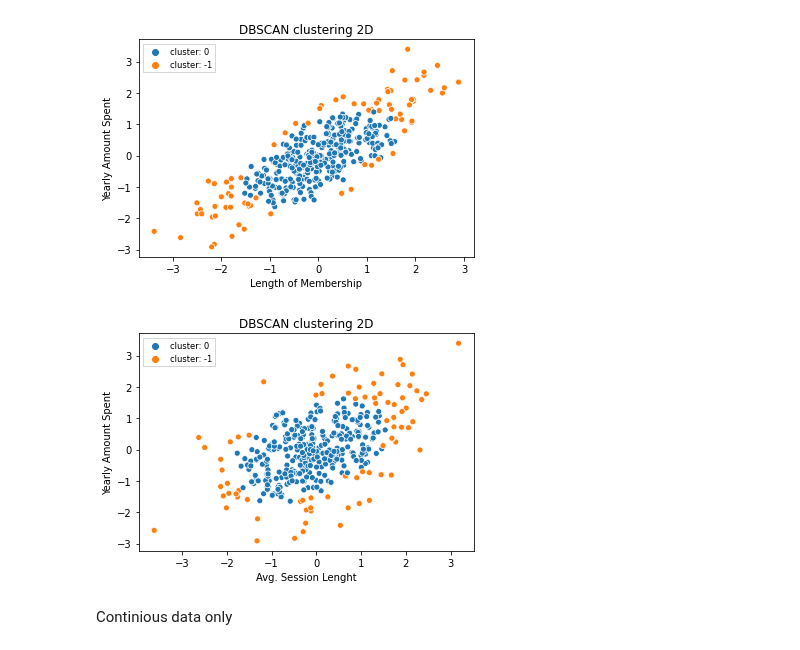
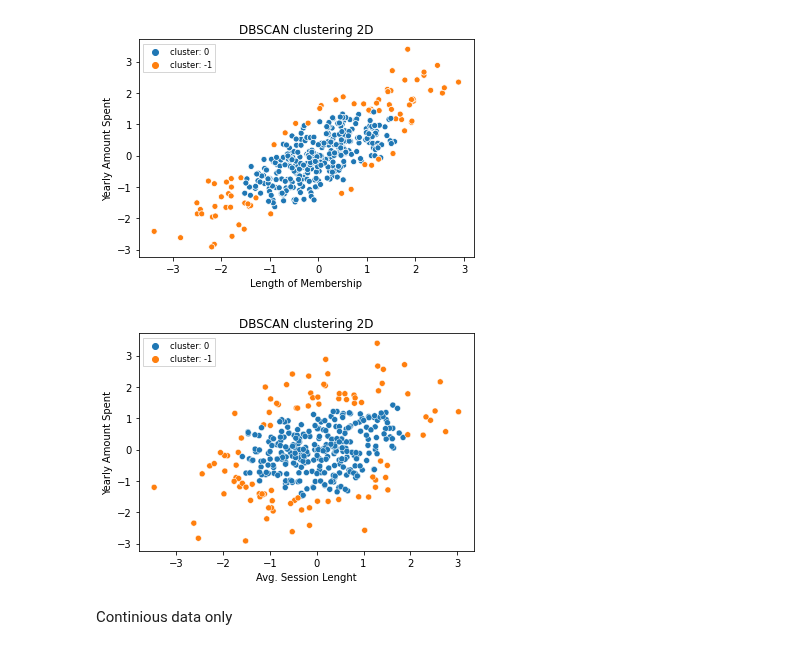
Before and after one commit to JustinSms/Ecommerce_Clustering_2, a Jupyter notebook: DBSCAN.ipynb, the cells around one changed output. Cells and saved outputs as stored; diff of their text form; code cells hidden in the pictures.

```diff
--- a/DBSCAN.ipynb
+++ b/DBSCAN.ipynb
@@ -24,11 +24,11 @@ data_hot_clustering = sf.data_hot_clustering
 #data_hot_clustering = pd.concat([data_norm, dummies], axis=1)
 
 
-data_hot_clustering = data_hot_clustering[["Avg. Session Length","Time on App","Time on Website","Length of Membership","Yearly Amount Spent","State group", "HIGH","MEDIUM","LOW"]]
+data_hot_clustering = data_hot_clustering[["Avg. Session Length","Time on App","Time on Website","Length of Membership","Yearly Amount Spent", "HIGH","MEDIUM","LOW"]]
 #print(data_hot_clustering.head(5))
 
 # Standardized data
-data_stand = data_hot_clustering[["Avg. Session Length","Time on App","Time on Website","Length of Membership","Yearly Amount Spent","State group","HIGH","MEDIUM","LOW"]]
+data_stand = data_hot_clustering[["Avg. Session Length","Time on App","Time on Website","Length of Membership","Yearly Amount Spent","HIGH","MEDIUM","LOW"]]
 
 con_feats = ["Avg. Session Length","Time on App","Time on Website","Length of Membership","Yearly Amount Spent"]
 scale = StandardScaler()
@@ -185,20 +186,20 @@ plt.show()
 # %% [output]
 [figure]
 # %%
-X = data_stand.iloc[:,[1,4]].values
+X = data_stand.iloc[:,[0,4]].values
 
 dbscan = DBSCAN(eps=0.3, min_samples=8)
 clusters = dbscan.fit_predict(X)
 labels = dbscan.labels_
 
 sns.scatterplot(X[:,0], X[:,1], hue=["cluster: {}".format(i) for i in labels])
 plt.xlabel("Avg. Session Lenght")
 plt.ylabel("Yearly Amount Spent")
 plt.title('DBSCAN clustering 2D' )
 plt.legend(fancybox=False, fontsize='small')
 plt.show()
 # %% [output]
-[figure, old version]
+[figure, new version]
 # %% [markdown]
 Continious data only
 # %%
```
Also changed, not shown: parts of 2 cells of this notebook.
